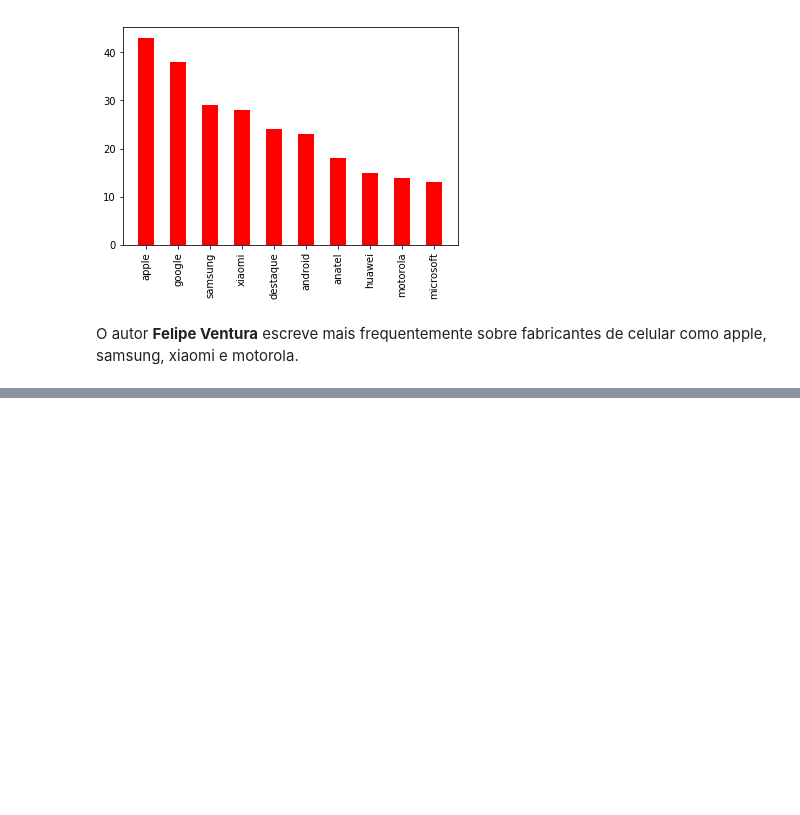
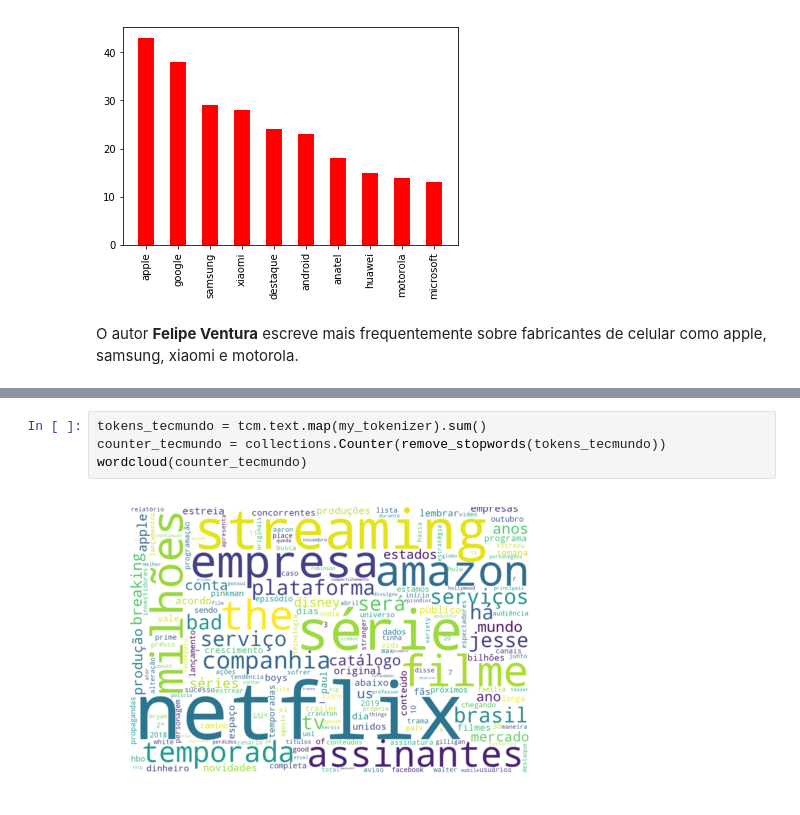
Before and after one commit to raphalencar/oncase, a Jupyter notebook: data_analysis.ipynb, the cells around one changed output, grey strips where cells are left out. Drawn from its saved outputs; the diff is of its cells as text; blank space fills up the shorter version.

```diff
--- a/data_analysis.ipynb
+++ b/data_analysis.ipynb
@@ -210,0 +364,6 @@ O autor **Felipe Ventura** escreve mais frequentemente sobre fabricantes de celu
+# %%
+tokens_tecmundo = tcm.text.map(my_tokenizer).sum()
+counter_tecmundo = collections.Counter(remove_stopwords(tokens_tecmundo))
+wordcloud(counter_tecmundo)
+# %% [output]
+[figure, added]
```
Also changed, not shown: parts of 29 cells of this notebook.
